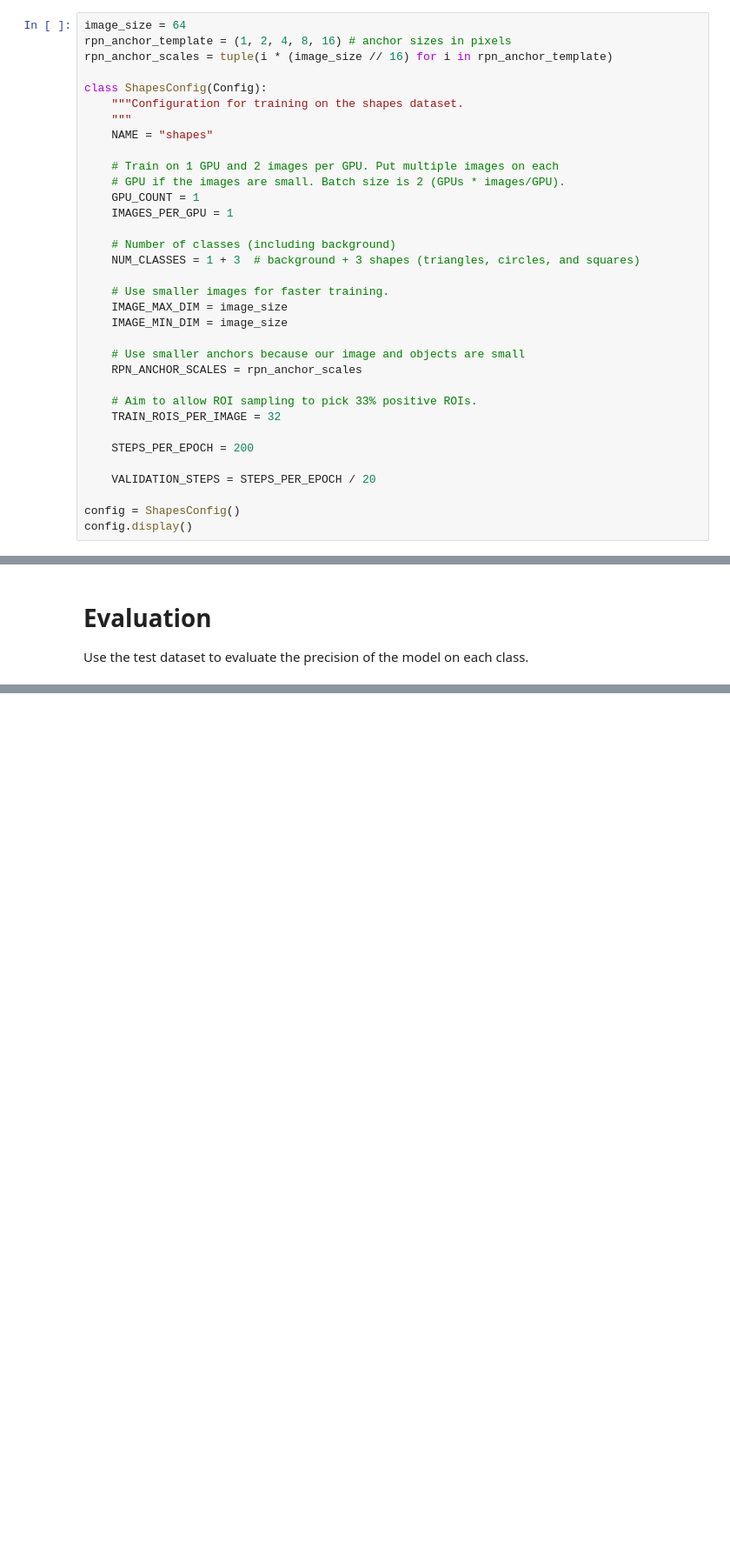
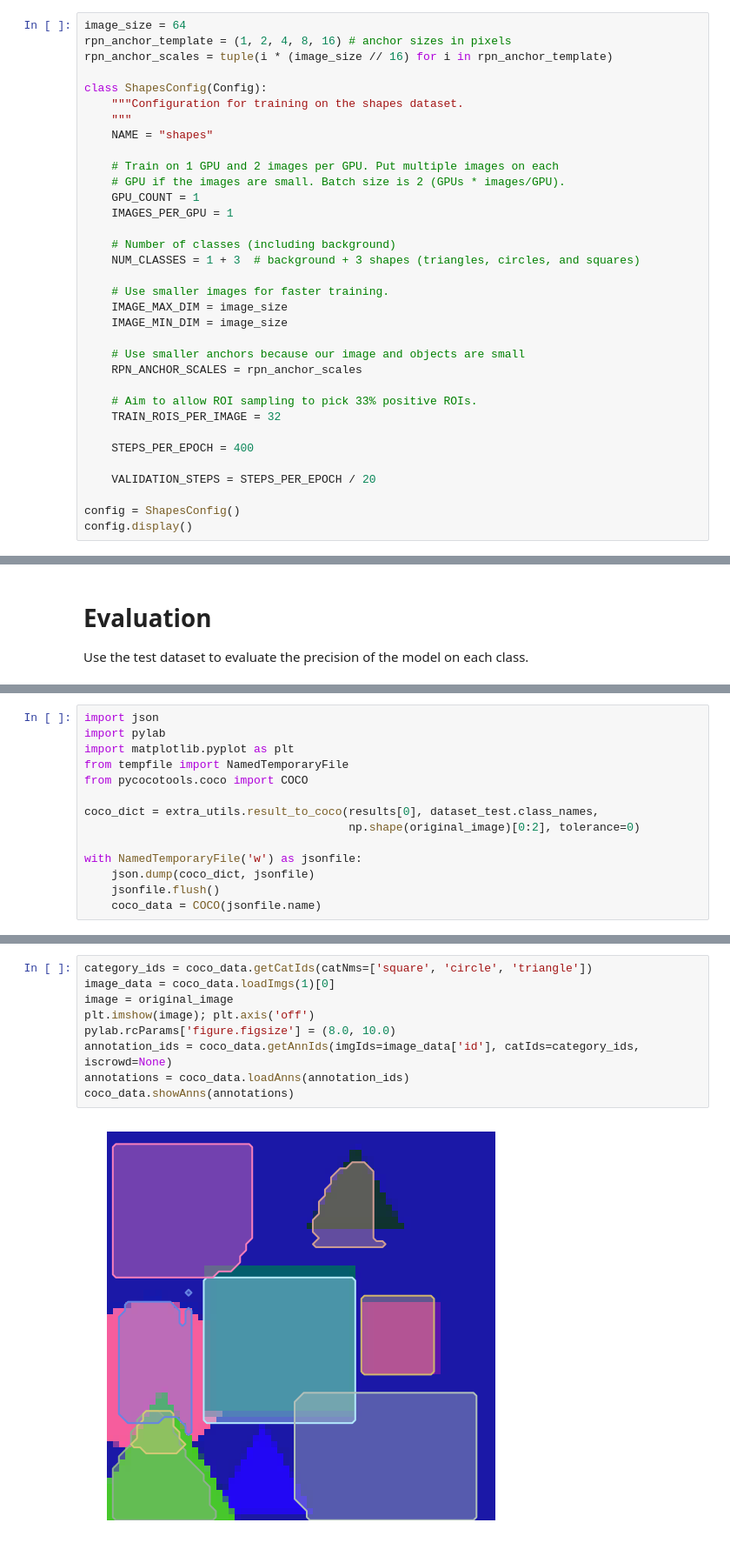
Before and after one commit to waspinator/deep-learning-explorer, a Jupyter notebook: mask-rcnn/notebooks/mask_rcnn.ipynb, the cells around one changed output, grey strips where cells are left out. Shown at 87% size. Cells and saved outputs as stored; diff of their text form; blank space fills up the shorter version.

Commit message:
added mask r-cnn to coco

```diff
--- a/mask-rcnn/notebooks/mask_rcnn.ipynb
+++ b/mask-rcnn/notebooks/mask_rcnn.ipynb
@@ -130,7 +126,7 @@ class ShapesConfig(Config):
     # Aim to allow ROI sampling to pick 33% positive ROIs.
     TRAIN_ROIS_PER_IMAGE = 32
 
-    STEPS_PER_EPOCH = 200
+    STEPS_PER_EPOCH = 400
 
     VALIDATION_STEPS = STEPS_PER_EPOCH / 20
 
@@ -305,0 +280,14 @@ average: 0.37001022636206654
+# %%
+import json
+import pylab
+import matplotlib.pyplot as plt
+from tempfile import NamedTemporaryFile
+from pycocotools.coco import COCO
+
+coco_dict = extra_utils.result_to_coco(results[0], dataset_test.class_names,
+                                       np.shape(original_image)[0:2], tolerance=0)
+
+with NamedTemporaryFile('w') as jsonfile:
+    json.dump(coco_dict, jsonfile)
+    jsonfile.flush()
+    coco_data = COCO(jsonfile.name)
@@ -305,0 +299,11 @@ average: 0.37001022636206654
+# %%
+category_ids = coco_data.getCatIds(catNms=['square', 'circle', 'triangle'])
+image_data = coco_data.loadImgs(1)[0]
+image = original_image
+plt.imshow(image); plt.axis('off')
+pylab.rcParams['figure.figsize'] = (8.0, 10.0)
+annotation_ids = coco_data.getAnnIds(imgIds=image_data['id'], catIds=category_ids, iscrowd=None)
+annotations = coco_data.loadAnns(annotation_ids)
+coco_data.showAnns(annotations)
+# %% [output]
+[figure, added]
```
Also changed, not shown: parts of 11 cells of this notebook, 1 other file.
